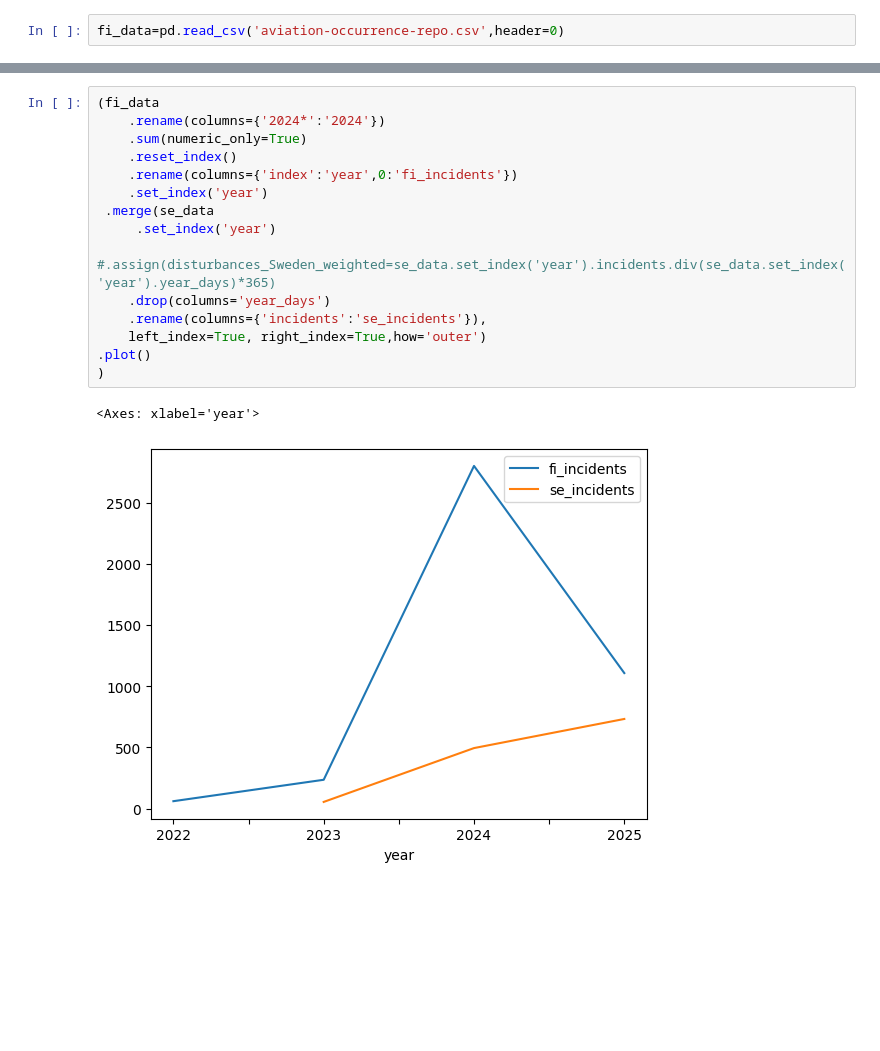
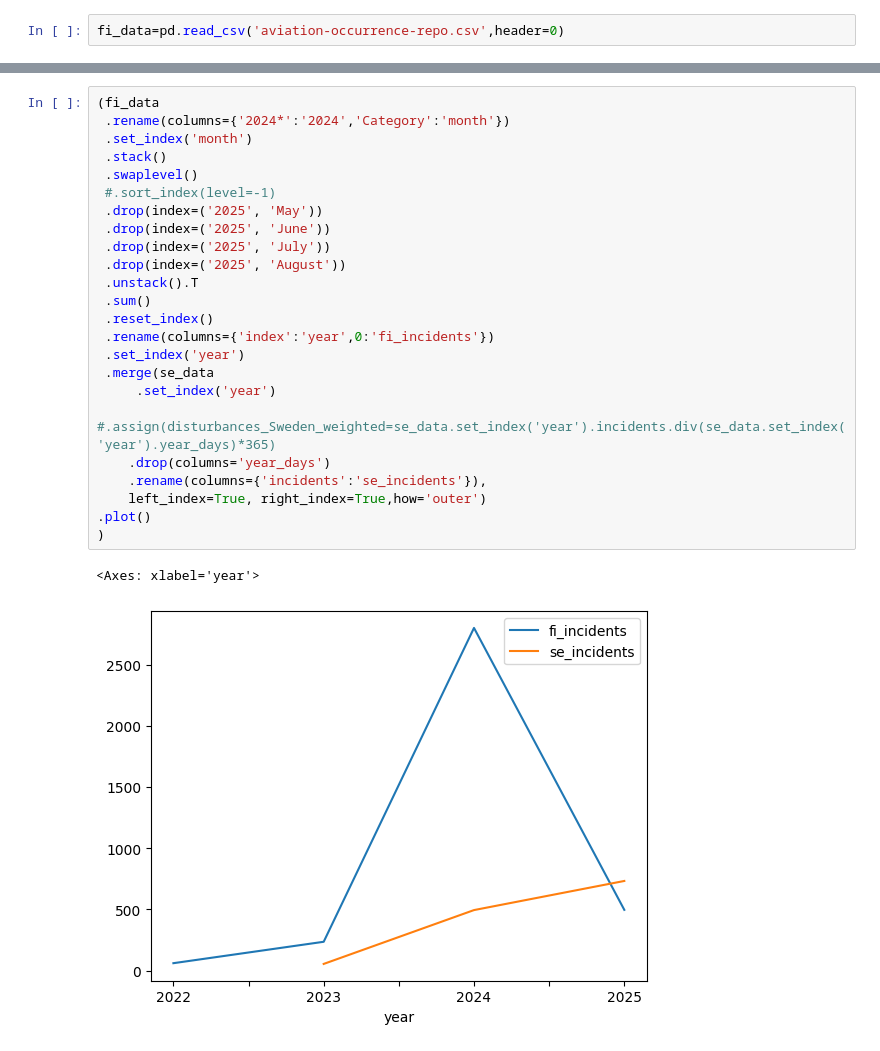
Before and after one commit to stelios-c/GPS_analysis, a Jupyter notebook: scandi_baltic/se_fi_combined.ipynb, the cells around one changed output, grey strips where cells are left out. Drawn from its saved outputs; the diff is of its cells as text; blank space fills up the shorter version.

Commit message:
cut finland data to the 2025 months available for Sweden

```diff
--- a/scandi_baltic/se_fi_combined.ipynb
+++ b/scandi_baltic/se_fi_combined.ipynb
@@ -11,18 +35,27 @@ se_data=pd.DataFrame([{'year':'2023','incidents':55,'year_days':365},
 # %%
 (fi_data
-    .rename(columns={'2024*':'2024'})
-    .sum(numeric_only=True)
-    .reset_index()
-    .rename(columns={'index':'year',0:'fi_incidents'})
-    .set_index('year')
+ .rename(columns={'2024*':'2024','Category':'month'})
+ .set_index('month')
+ .stack()
+ .swaplevel()
+ #.sort_index(level=-1)
+ .drop(index=('2025', 'May'))
+ .drop(index=('2025', 'June'))
+ .drop(index=('2025', 'July'))
+ .drop(index=('2025', 'August'))
+ .unstack().T
+ .sum()
+ .reset_index()
+ .rename(columns={'index':'year',0:'fi_incidents'})
+ .set_index('year')
  .merge(se_data
      .set_index('year')
     #.assign(disturbances_Sweden_weighted=se_data.set_index('year').incidents.div(se_data.set_index('year').year_days)*365)
     .drop(columns='year_days')
     .rename(columns={'incidents':'se_incidents'}),
     left_index=True, right_index=True,how='outer')
 .plot()
 )
 # %% [output]
 <Axes: xlabel='year'>
-[figure, old version]
+[figure, new version]
```
Also changed, not shown: parts of 2 cells of this notebook.
